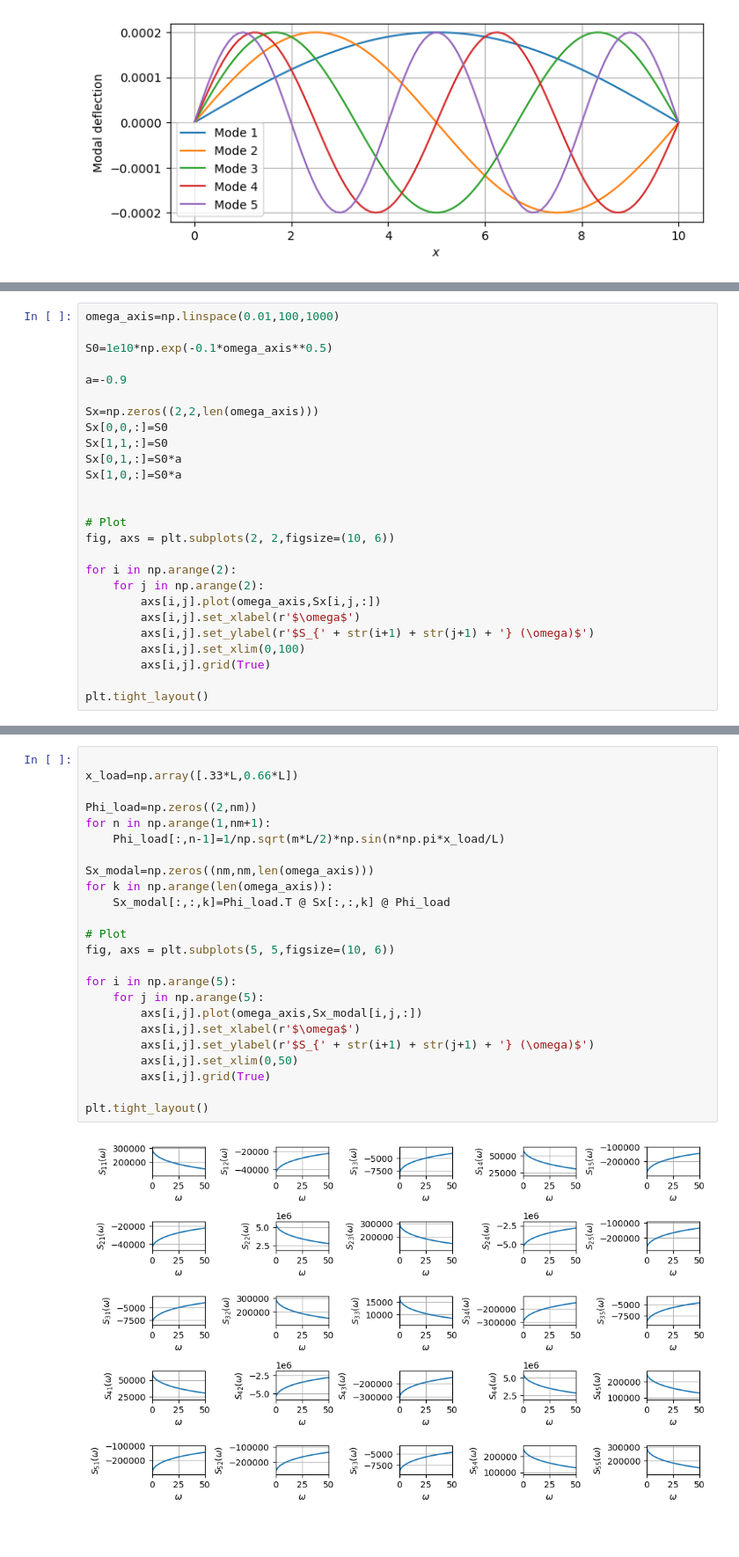
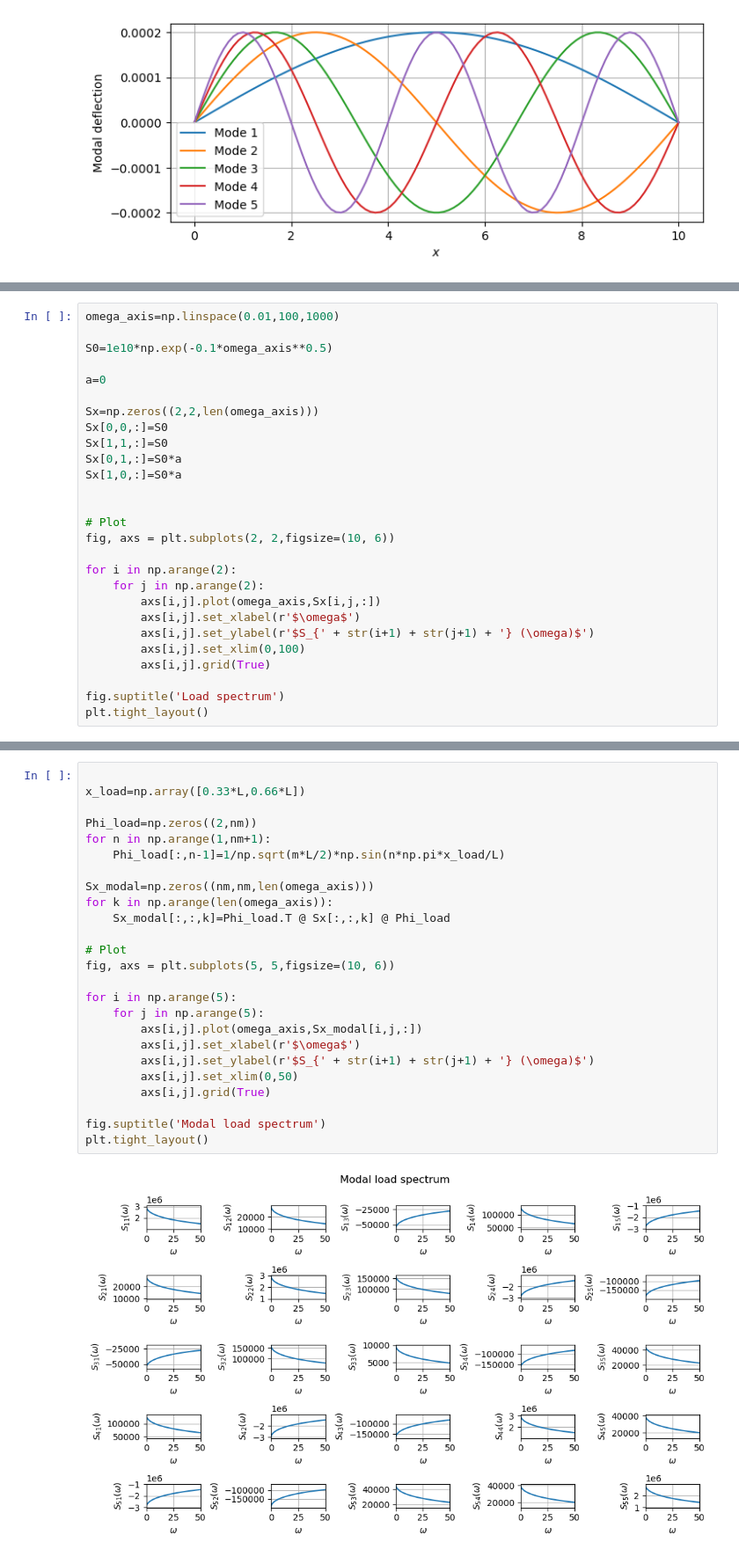
Before and after one commit to oiseth/TKT4108StructuralDynamics2, a Jupyter notebook: python/jupyterNotebooks/Example 4_4 Spectrum of moment and acceleration.ipynb, the cells around one changed output, grey strips where cells are left out. Shown at 88% size. Saved outputs shown, nothing was run; the diff lists cells and outputs as text; blank space fills up the shorter version.

```diff
--- a/python/jupyterNotebooks/Example 4_4 Spectrum of moment and acceleration.ipynb
+++ b/python/jupyterNotebooks/Example 4_4 Spectrum of moment and acceleration.ipynb
@@ -99,7 +117,7 @@ omega_axis=np.linspace(0.01,100,1000)
 
 S0=1e10*np.exp(-0.1*omega_axis**0.5)
 
-a=-0.9
+a=0
 
 Sx=np.zeros((2,2,len(omega_axis)))
 Sx[0,0,:]=S0
@@ -119,5 +137,6 @@ for i in np.arange(2):
         axs[i,j].set_xlim(0,100)
         axs[i,j].grid(True)
 
+fig.suptitle('Load spectrum')
 plt.tight_layout()
 # %% [output]
@@ -127,28 +162,29 @@ plt.tight_layout()
 # %%
 
-x_load=np.array([.33*L,0.66*L])
+x_load=np.array([0.33*L,0.66*L])
 
 Phi_load=np.zeros((2,nm))
 for n in np.arange(1,nm+1):
     Phi_load[:,n-1]=1/np.sqrt(m*L/2)*np.sin(n*np.pi*x_load/L)
 
 Sx_modal=np.zeros((nm,nm,len(omega_axis)))
 for k in np.arange(len(omega_axis)):
     Sx_modal[:,:,k]=Phi_load.T @ Sx[:,:,k] @ Phi_load
 
 # Plot
 fig, axs = plt.subplots(5, 5,figsize=(10, 6))
 
 for i in np.arange(5):
     for j in np.arange(5):
         axs[i,j].plot(omega_axis,Sx_modal[i,j,:])
         axs[i,j].set_xlabel(r'$\omega$')
         axs[i,j].set_ylabel(r'$S_{' + str(i+1) + str(j+1) + '} (\omega)$')
         axs[i,j].set_xlim(0,50)
         axs[i,j].grid(True)
 
+fig.suptitle('Modal load spectrum')
 plt.tight_layout()
 # %% [output]
-[figure, old version]
+[figure, new version]
 # %% [markdown]
 ## Frequency response function
```
Also changed, not shown: parts of 17 cells of this notebook.
